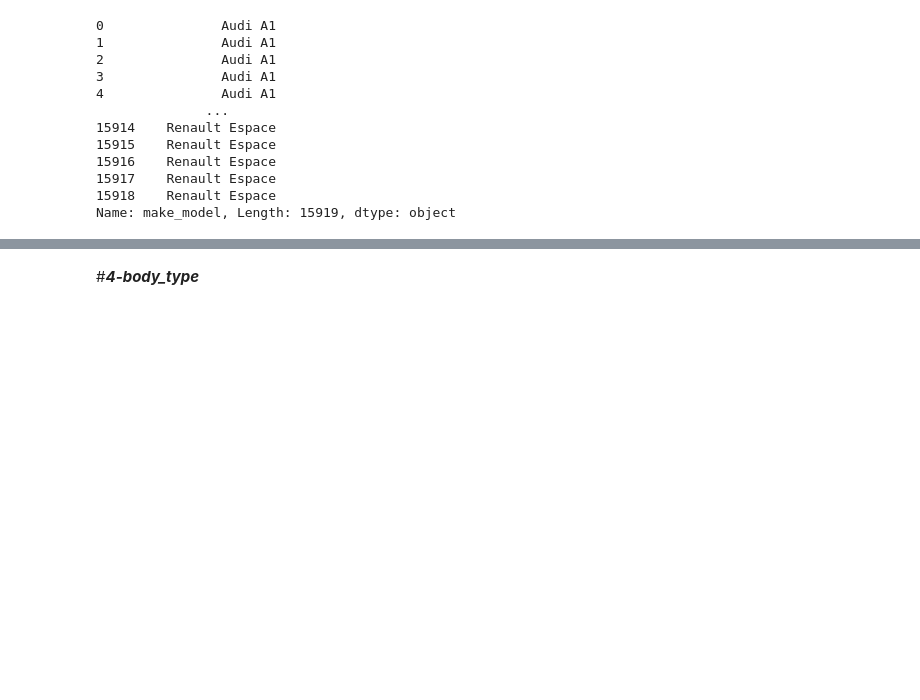
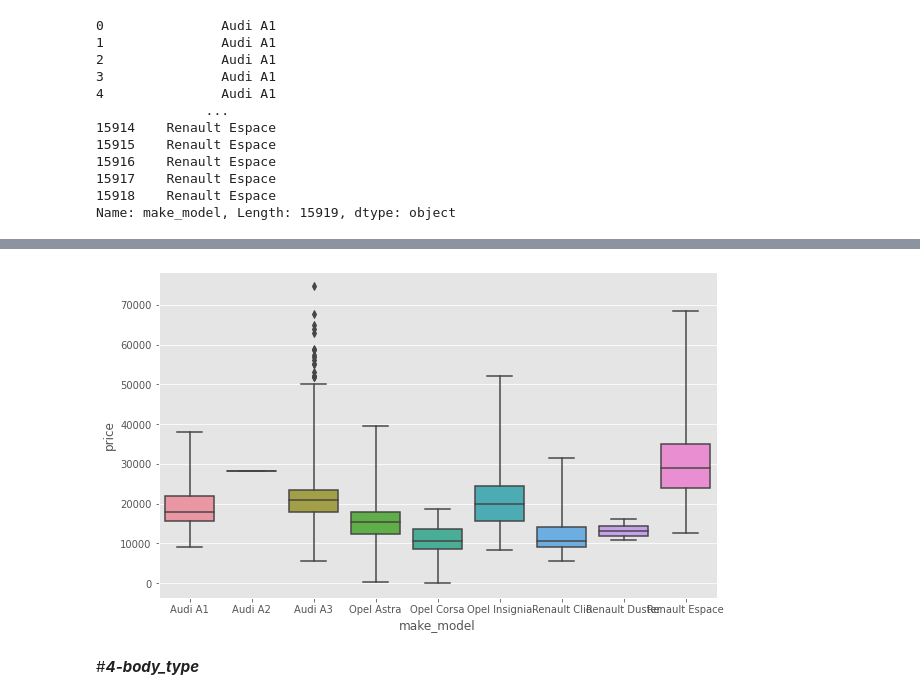
Before and after one commit to nadireus/AUTOSCOUT-P, a Jupyter notebook: Autoscout24_all_in_one.ipynb, the cells around one changed output, grey strips where cells are left out. Drawn from its saved outputs; the diff is of its cells as text; code cells hidden in the pictures; blank space fills up the shorter version.

```diff
--- a/Autoscout24_all_in_one.ipynb
+++ b/Autoscout24_all_in_one.ipynb
@@ -342,5 +344,7 @@ def fill_prop(df, group_col, col_name):
 # %%
 df.drop(['url'], axis=1, inplace=True)# url has no affect on price so we can directly drop it
+# %%
+df.drop(['short_description'], axis=1, inplace=True)
 # %% [markdown]
 #***2-make_model***
 # %%
@@ -361 +385,7 @@ Name: make_model, Length: 15919, dtype: object
+# %%
+plt.figure(figsize=(10,6))
+sns.boxplot(x="make_model", y="price", data=df, whis=5)
+plt.show()
+# %% [output]
+[figure, added]
 # %%
```
Also changed, not shown: parts of 93 cells of this notebook.
